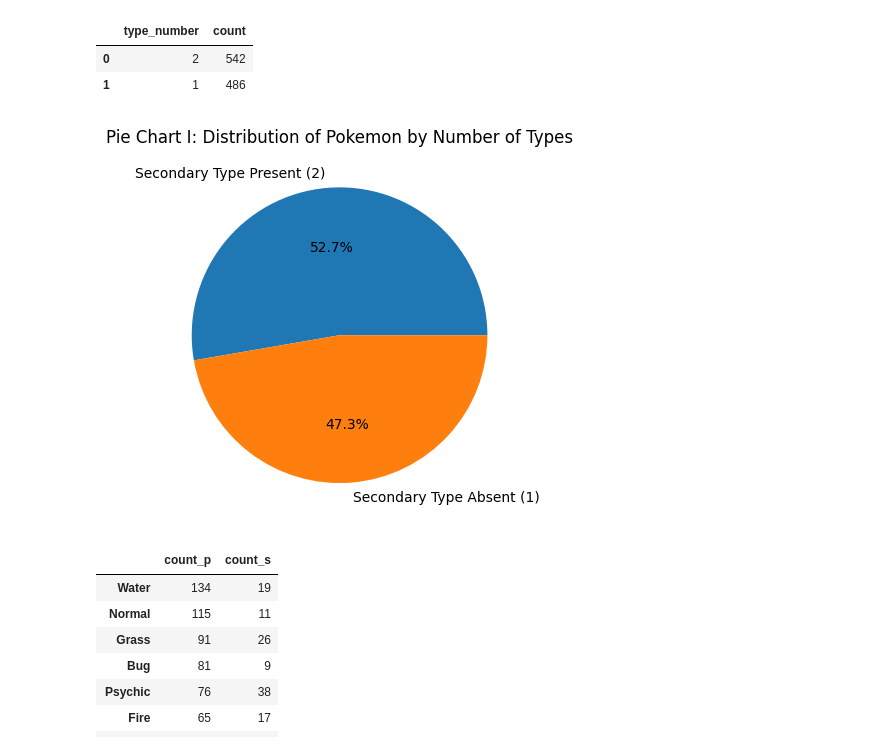
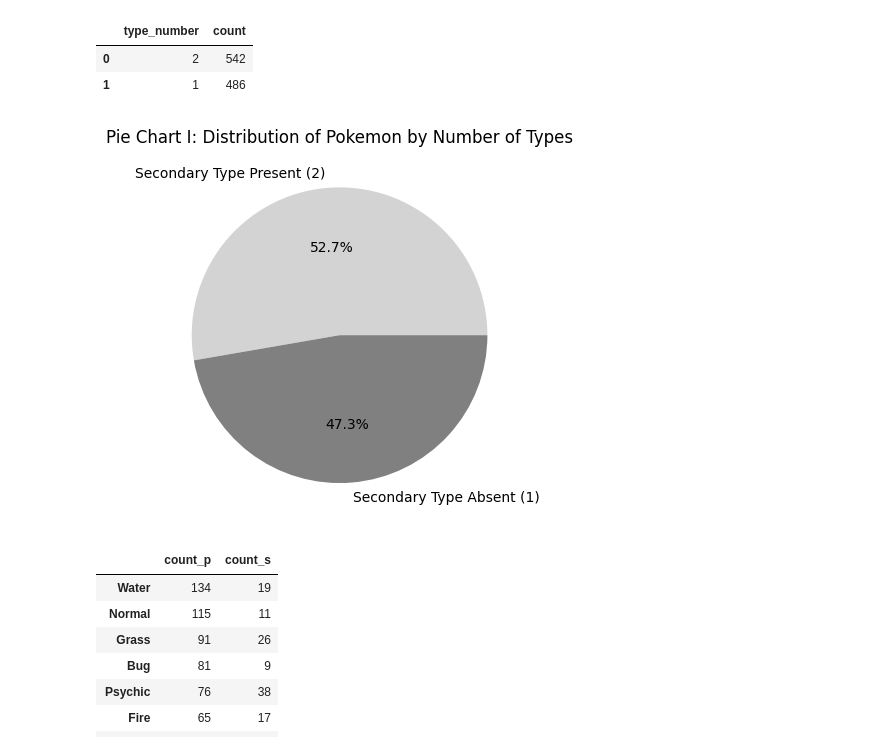
Before and after one commit to aveeyan/PokeDataAnalysis, a Jupyter notebook: STATS3_pokemon_types.ipynb, the cells around one changed output. Saved outputs shown, nothing was run; the diff lists cells and outputs as text; code cells hidden in the pictures.

```diff
--- a/STATS3_pokemon_types.ipynb
+++ b/STATS3_pokemon_types.ipynb
@@ -37,14 +43,15 @@ poke_typenum
 # %%
 #2A Visualizing the Pokemon with Pie Chart
 plt.pie(
     poke_typenum["count"],
     labels=["Secondary Type Present (2)", "Secondary Type Absent (1)"],
+    colors=["lightgray", "gray"],
     autopct="%1.1f%%"
 )
 plt.title("Pie Chart I: Distribution of Pokemon by Number of Types")
 plt.show()
 # %% [output]
-[figure, old version]
+[figure, new version]
 # %%
 #3 Distribution of Pokemon by their Types (both Primary & Secondary included)
 
```
Also changed, not shown: parts of 5 cells of this notebook, 1 other file.
